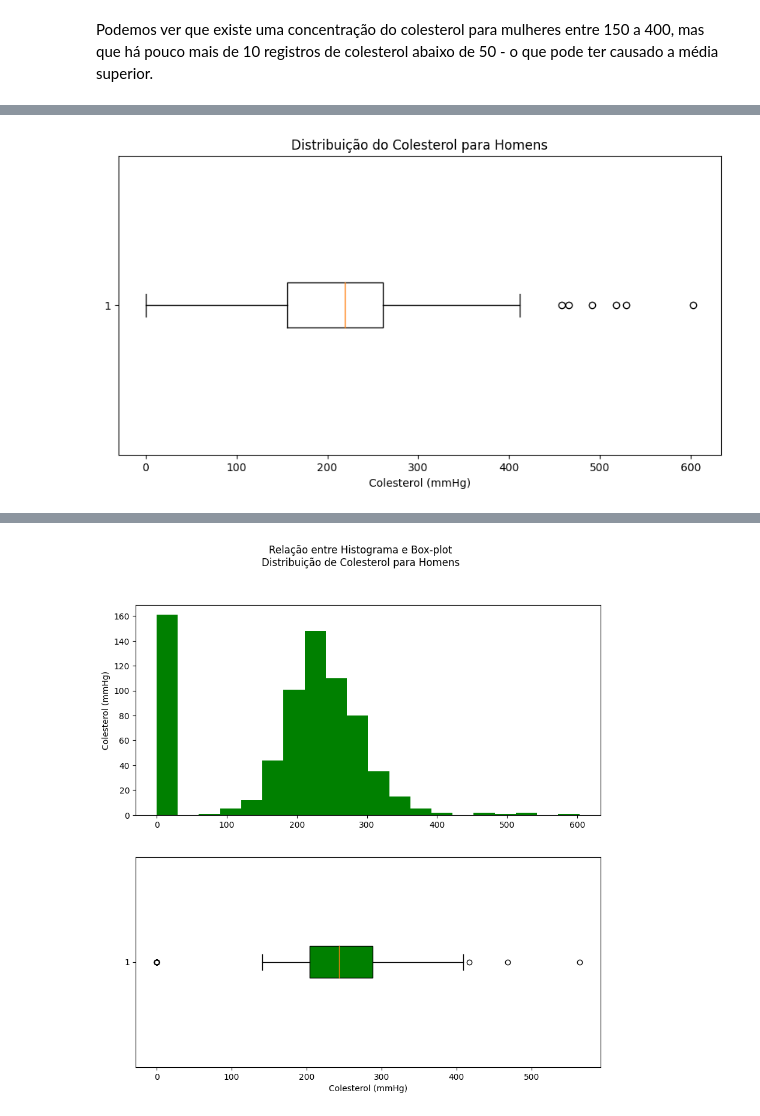
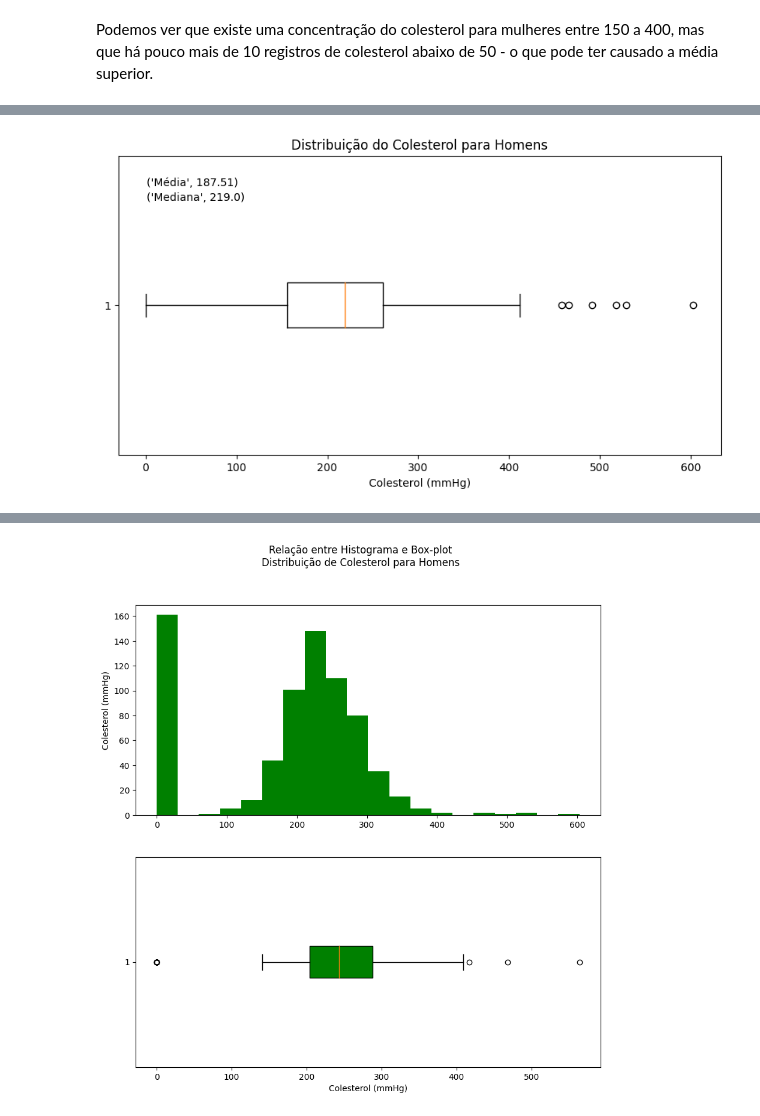
Before and after one commit to lucas-mdsena/python_udemy_module_3, a Jupyter notebook: notebook_matplotlib.ipynb, the cells around one changed output, grey strips where cells are left out. Drawn from its saved outputs; the diff is of its cells as text; code cells hidden in the pictures.

```diff
--- a/notebook_matplotlib.ipynb
+++ b/notebook_matplotlib.ipynb
@@ -499,14 +502,16 @@ O boxplot mostra a distribuição dos dados e as divide por percentis.<br>
 # %%
 fig, ax = plt.subplots(figsize=(10,5))
 
 mask_h = df['sexo'] == 'Homem'
 ax.boxplot(
     df[mask_h]['colesterol'],
     vert=False, # Define a orientação do boxplot para horizontal
     )
 
 ax.set_title('Distribuição do Colesterol para Homens')
 ax.set_xlabel('Colesterol (mmHg)')
+ax.text(1,1.4,('Média', df[mask_h]['colesterol'].mean().round(2)))
+ax.text(1,1.35,('Mediana', df[mask_h]['colesterol'].median().round(2)))
 plt.show()
 # %% [output]
-[figure, old version]
+[figure, new version]
```
Also changed, not shown: parts of 3 cells of this notebook.
